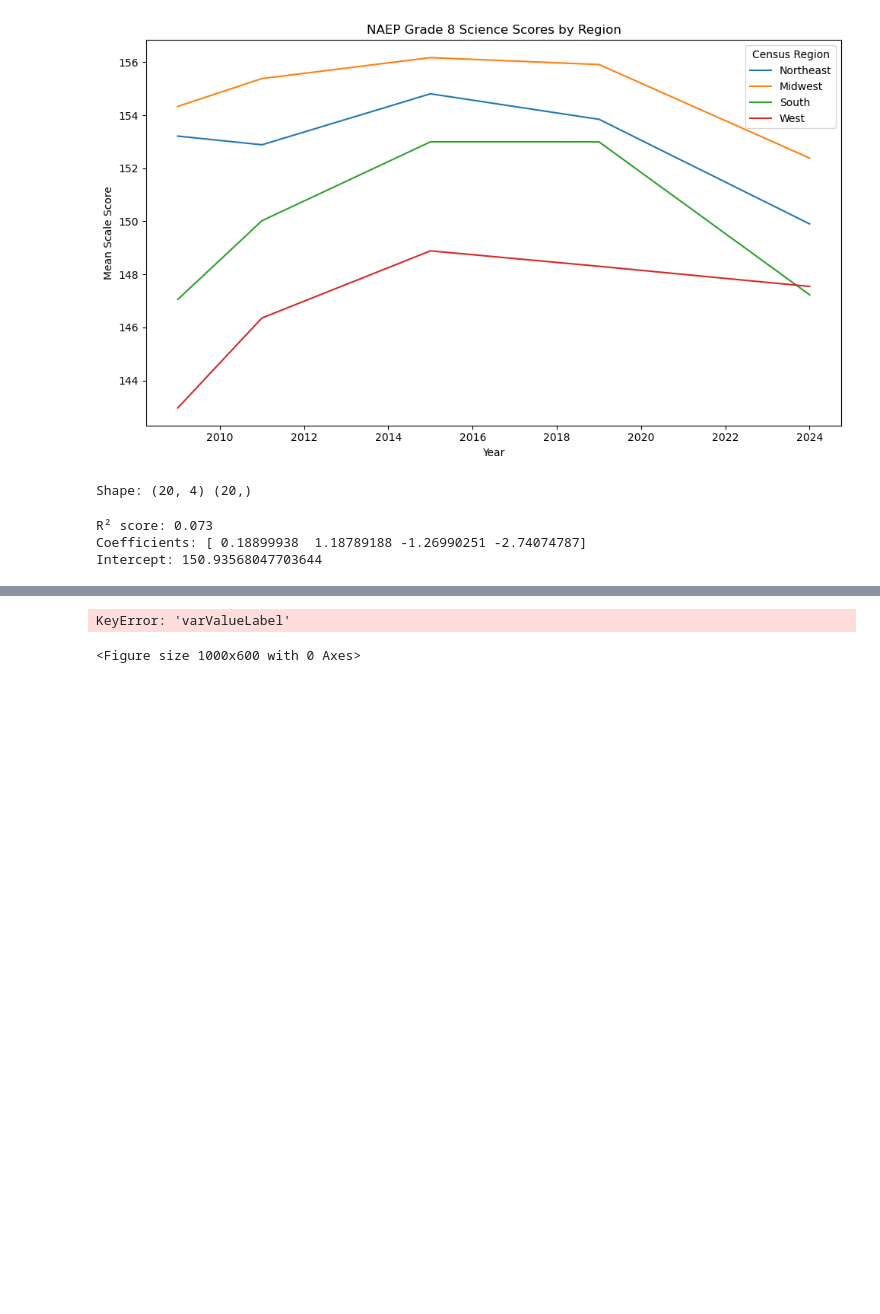
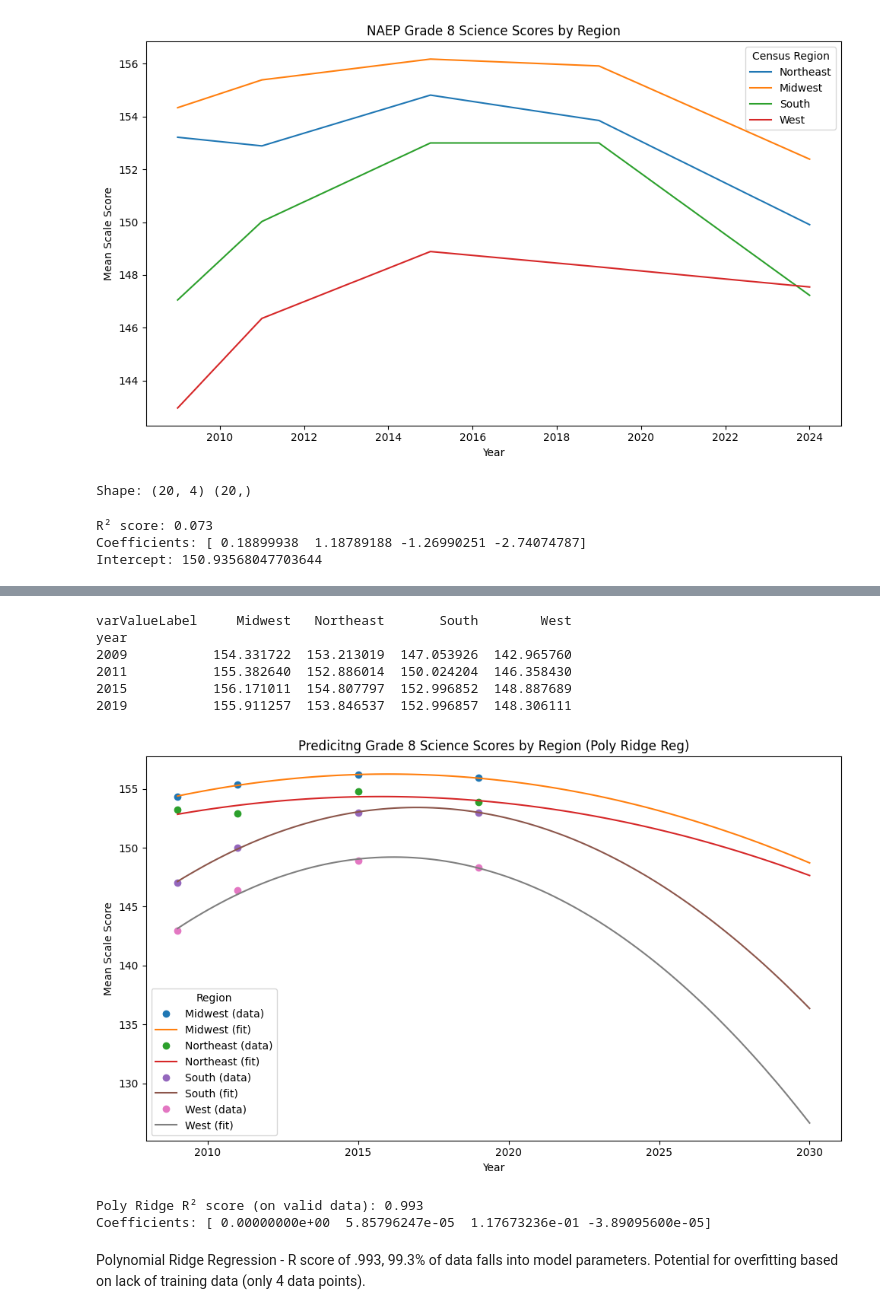
Before and after one commit to afran0/neap_api_datavis, a Jupyter notebook: NAEP.ipynb, the cells around one changed output, grey strips where cells are left out. Drawn from its saved outputs; the diff is of its cells as text; code cells hidden in the pictures; blank space fills up the shorter version.

```diff
--- a/NAEP.ipynb
+++ b/NAEP.ipynb
@@ -283,9 +304,10 @@ Intercept: 150.93568047703644
 # %%
 plt.figure(figsize=(10, 6))
 
-#FIX THIS :))
-#naming issues maybe? look back, check if mulit-indexing if not
-df_pivot = data.pivot_table(
+#model overfitting <-
+
+# use finaldf, has 'varValueLabel' (data has dummified columns)
+df_pivot = finaldf.pivot_table(
     index='year',
     columns='varValueLabel',
     values='value',
@@ -293,34 +315,47 @@ df_pivot = data.pivot_table(
 )
 
 df_pivot = df_pivot.sort_index()
 print(df_pivot)
 
 for region in df_pivot.columns:
     y = df_pivot[region].values
     X = df_pivot.index.values.reshape(-1, 1)
 
     mask = ~np.isnan(y)
     if np.sum(mask) == 0:
         continue
 
     X_valid = X[mask]
     y_valid = y[mask]
 
-    model = make_pipeline(PolynomialFeatures(degree=3), Ridge(alpha=0.5))
+    model = make_pipeline(PolynomialFeatures(degree=3), Ridge(alpha=10)) #tuned alpha to 10 to reduce overfitting, got rid of overfitting warnings
     model.fit(X_valid, y_valid)
 
     X_future = np.linspace(df_pivot.index.min(), 2030, 100).reshape(-1, 1)
     y_pred = model.predict(X_future)
 
     plt.plot(df_pivot.index, y, 'o', label=f'{region} (data)')
     plt.plot(X_future, y_pred, '-', label=f'{region} (fit)')
 
-plt.title("NAEP Grade 8 Science Scores by Region (Poly. Ridge Regression)")
+plt.title("Predicitng Grade 8 Science Scores by Region (Poly Ridge Reg)")
 plt.xlabel("Year")
 plt.ylabel("Mean Scale Score")
 plt.legend(title="Region")
 plt.tight_layout()
 plt.show()
+
+r2poly = model.score(X_valid, y_valid)
+print(f"Poly Ridge R² score (on valid data): {r2poly:.3f}")
+print("Coefficients:", model.named_steps['ridge'].coef_)
 # %% [output]
-KeyError: 'varValueLabel'
+varValueLabel     Midwest   Northeast       South        West
+year
+2009           154.331722  153.213019  147.053926  142.965760
+2011           155.382640  152.886014  150.024204  146.358430
+2015           156.171011  154.807797  152.996852  148.887689
+2019           155.911257  153.846537  152.996857  148.306111
+[figure, added]
-<Figure size 1000x600 with 0 Axes>
+Poly Ridge R² score (on valid data): 0.993
+Coefficients: [ 0.00000000e+00  5.85796247e-05  1.17673236e-01 -3.89095600e-05]
+# %% [markdown]
+Polynomial Ridge Regression - R score of .993, 99.3% of data falls into model parameters. Potential for overfitting based on lack of training data (only 4 data points).
```
Also changed, not shown: parts of 4 cells of this notebook.
